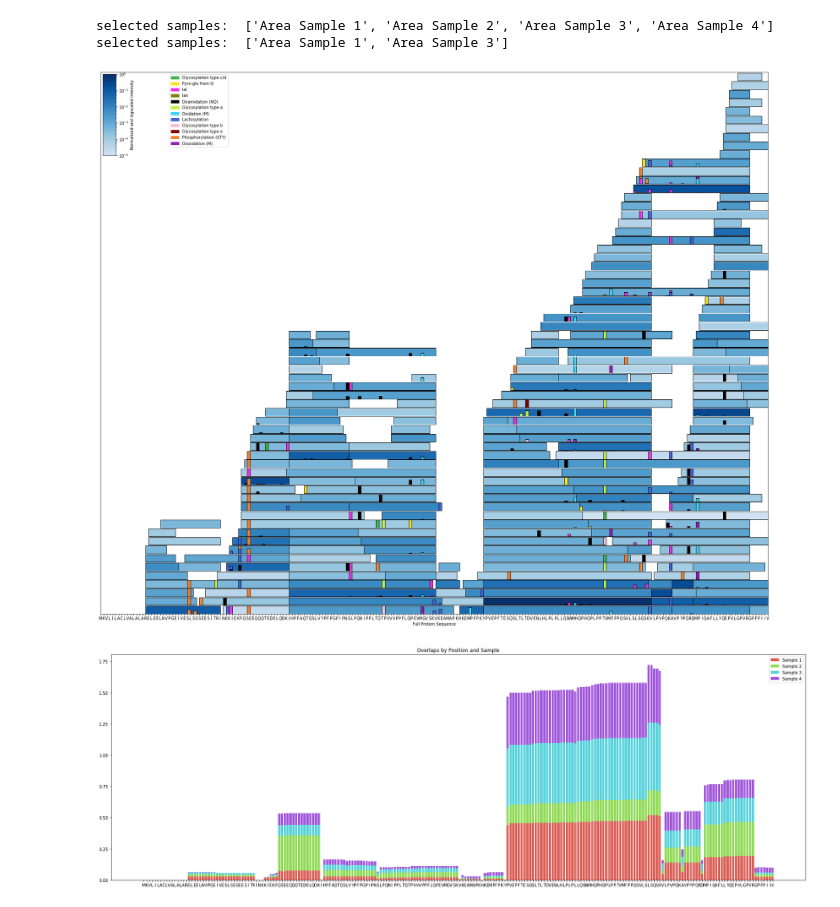
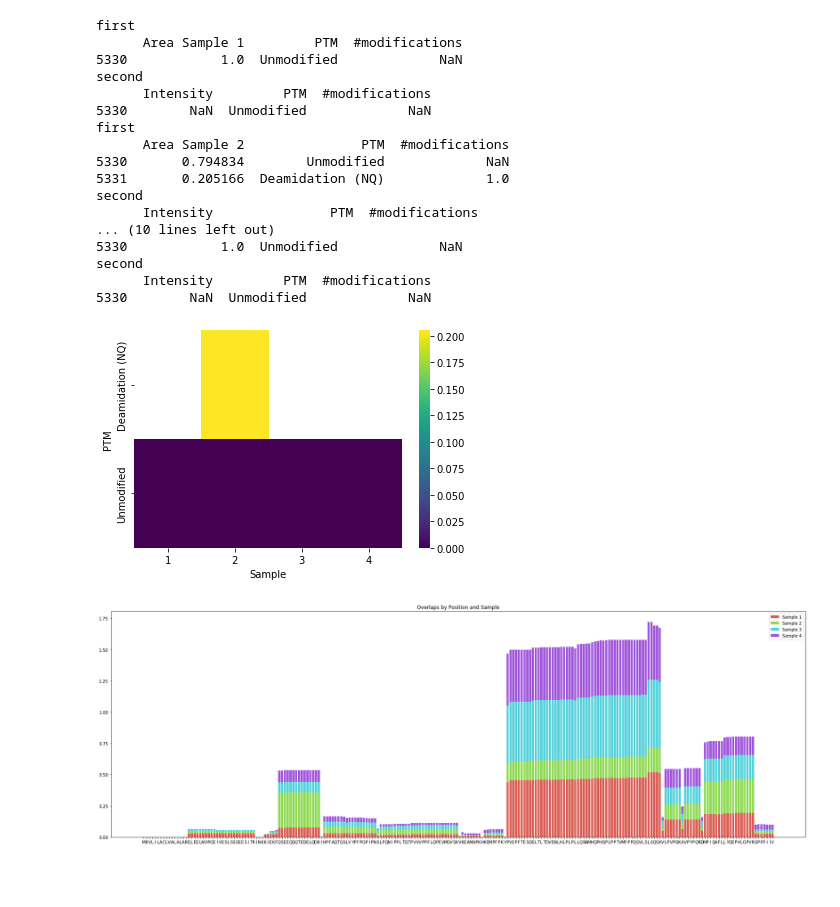
Before and after one commit to Munklinde96/Data_Visualization, a Jupyter notebook: viz7.ipynb, the cells around one changed output. Cells and saved outputs as stored; diff of their text form; code cells hidden in the pictures; blank space fills up the shorter version.

```diff
--- a/viz7.ipynb
+++ b/viz7.ipynb
@@ -1,19 +1,37 @@
 # %%
 from refactored_utils import get_and_prepare_data
 from segment_plot import create_and_plot_segment_plot
 from sample_heatmap import create_and_plot_sample_heatmap
 from overlap_plots import create_and_plot_overlap_plot, create_and_plot_overlap_heat_map_and_gradient_heatmap
 
 # df = get_and_prepare_data(data_path='protein-peptides.csv')
 df = get_and_prepare_data(data_path='UHT milk P036.csv')
 
-#create_and_plot_segment_plot(df, spacing = 0.2, color_scale ='Blues', is_log_scaled=True, start_end_indices=(16, 40), is_stacked=False)
+# create_and_plot_segment_plot(df, spacing = 0.2, color_scale ='Blues', is_log_scaled=True, start_end_indices=(16, 40), is_stacked=False)
 # create_and_plot_segment_plot(df, _protein='P80457|XDH_BOVIN', spacing = 0.2, color_scale ='Blues', is_log_scaled=True)
-create_and_plot_segment_plot(df, spacing = 0.2, color_scale ='Blues', is_log_scaled=True, selected_sample_indices=[1,3])
+# create_and_plot_segment_plot(df, spacing = 0.2, _protein = "C6KGD7", color_scale ='Blues', is_log_scaled=True)
+
+create_and_plot_sample_heatmap(df, _protein='C6KGD7')
+# create_and_plot_sample_heatmap(df)
 # %% [output]
-selected samples:  ['Area Sample 1', 'Area Sample 2', 'Area Sample 3', 'Area Sample 4']
-selected samples:  ['Area Sample 1', 'Area Sample 3']
+first
+      Area Sample 1         PTM  #modifications
+5330            1.0  Unmodified             NaN
+second
+      Intensity         PTM  #modifications
+5330        NaN  Unmodified             NaN
+first
+      Area Sample 2               PTM  #modifications
+5330       0.794834        Unmodified             NaN
+5331       0.205166  Deamidation (NQ)             1.0
+second
+      Intensity               PTM  #modifications
+... (10 lines left out)
+5330            1.0  Unmodified             NaN
+second
+      Intensity         PTM  #modifications
+5330        NaN  Unmodified             NaN
-[figure, old version]
+[figure, new version]
 # %%
 create_and_plot_overlap_plot(df)
 # %% [output]
```
Also changed, not shown: parts of 1 cell of this notebook, 4 other files.
